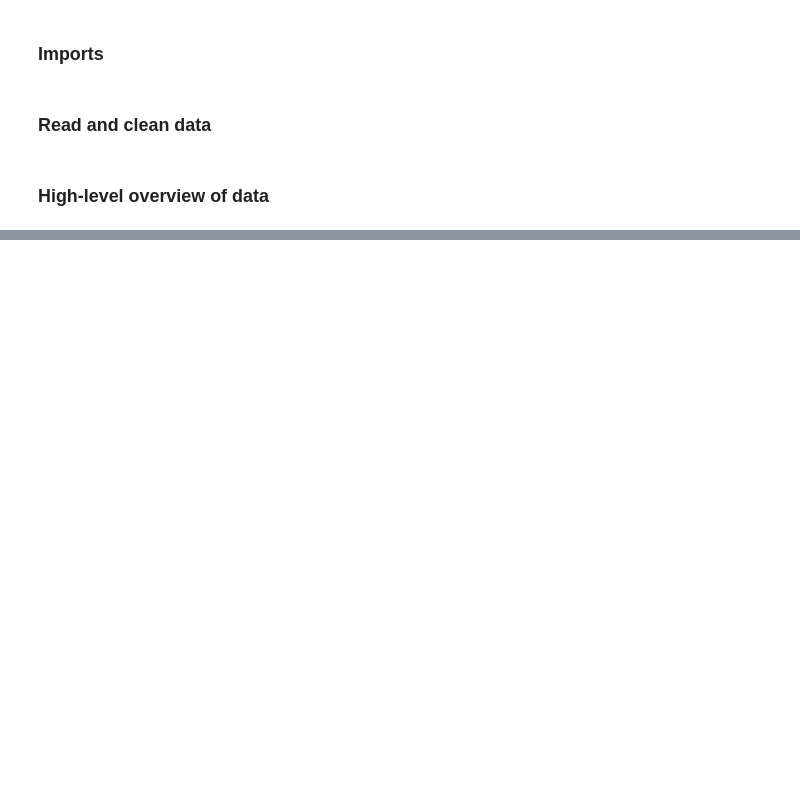
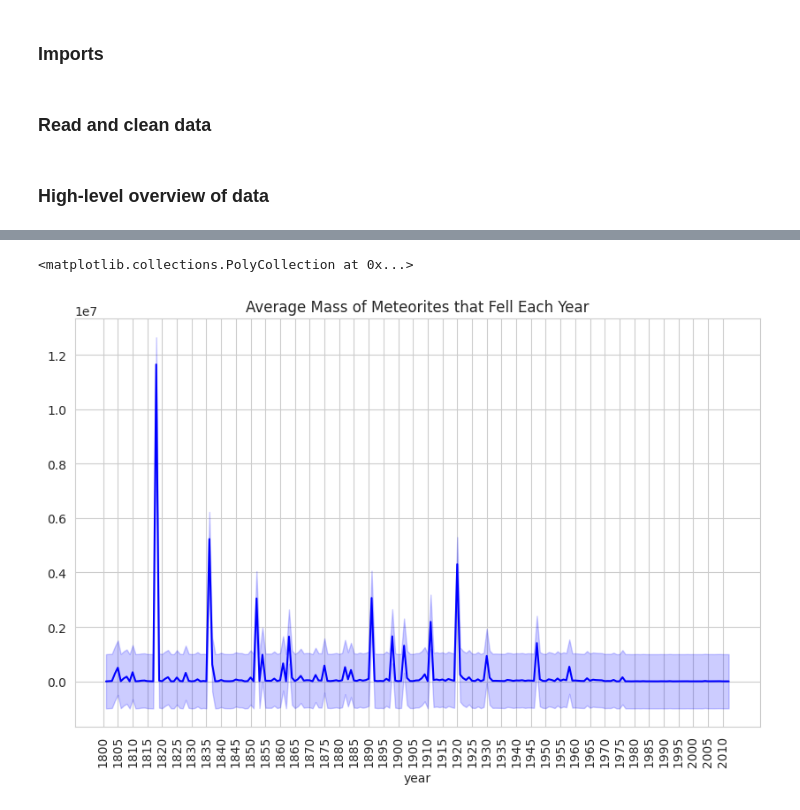
Before and after one commit to Dakobrah/Final, a Jupyter notebook: meteorites.ipynb, the cells around one changed output, grey strips where cells are left out. Cells and saved outputs as stored; diff of their text form; code cells hidden in the pictures; blank space fills up the shorter version.

```diff
--- a/meteorites.ipynb
+++ b/meteorites.ipynb
@@ -88,0 +79,21 @@ MAP STUF
+# %%
+# Plot the average mass of the meteorites ordered by year
+# only include years between 1937 and 1980
+mass_by_year = df[(df["year"] >= 1800) & (df["year"] <= 2012)].groupby("year").mean()["mass (g)"]
+
+
+# Plot the mean mass of the meteorites that fell each year along with the standard deviation
+plt.figure(figsize=(10, 6))
+plt.title("Average Mass of Meteorites that Fell Each Year")
+plt.xticks(np.arange(1800, 2015, 5),rotation=90)
+sns.lineplot(x=mass_by_year.index, y=mass_by_year.values, color="blue")
+plt.fill_between(
+    x=mass_by_year.index,
+    y1=mass_by_year.values - mass_by_year.std(),
+    y2=mass_by_year.values + mass_by_year.std(),
+    alpha=0.2,
+    color="blue",
+)
+# %% [output]
+<matplotlib.collections.PolyCollection at 0x...>
+[figure, added]
```
Also changed, not shown: parts of 13 cells of this notebook, 1 other file.
